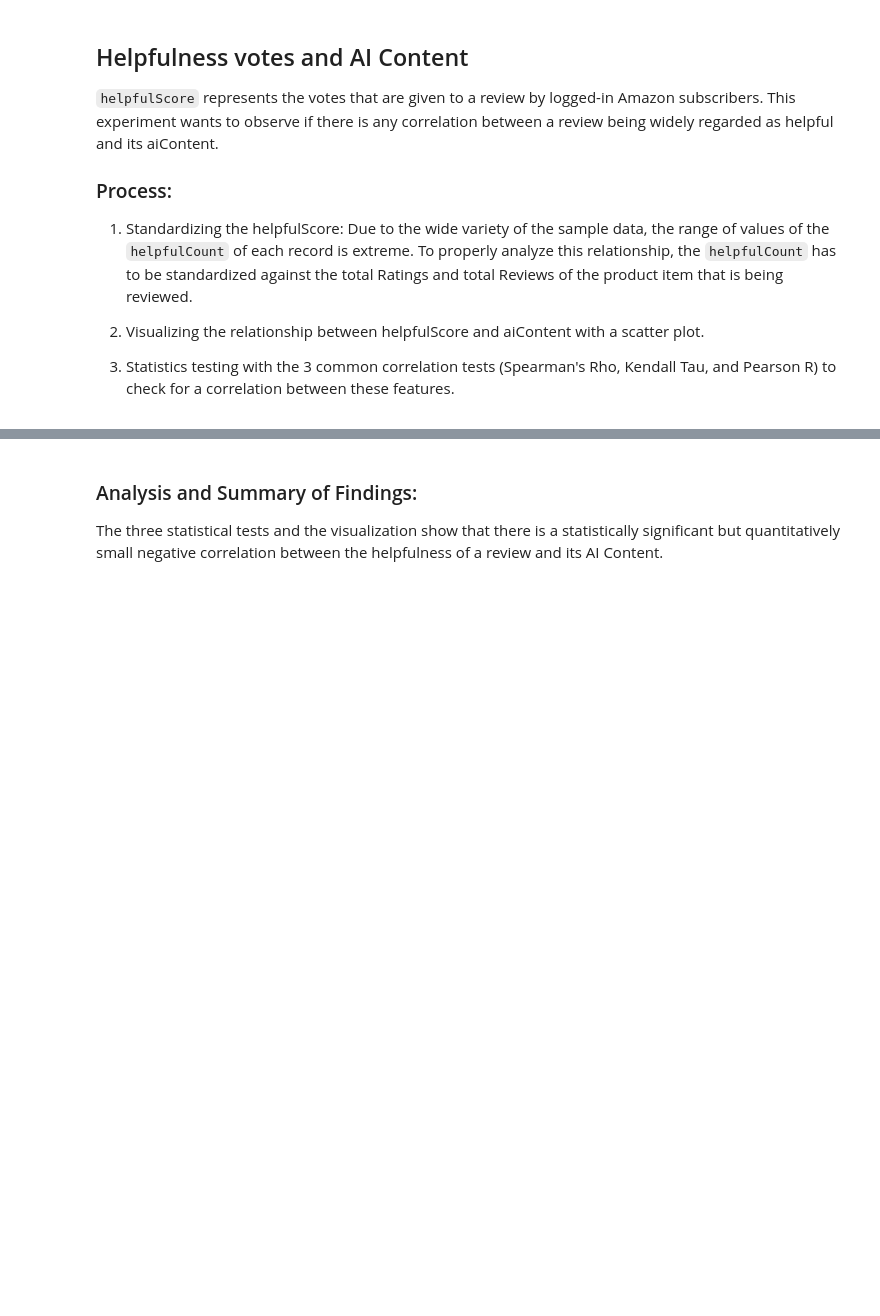
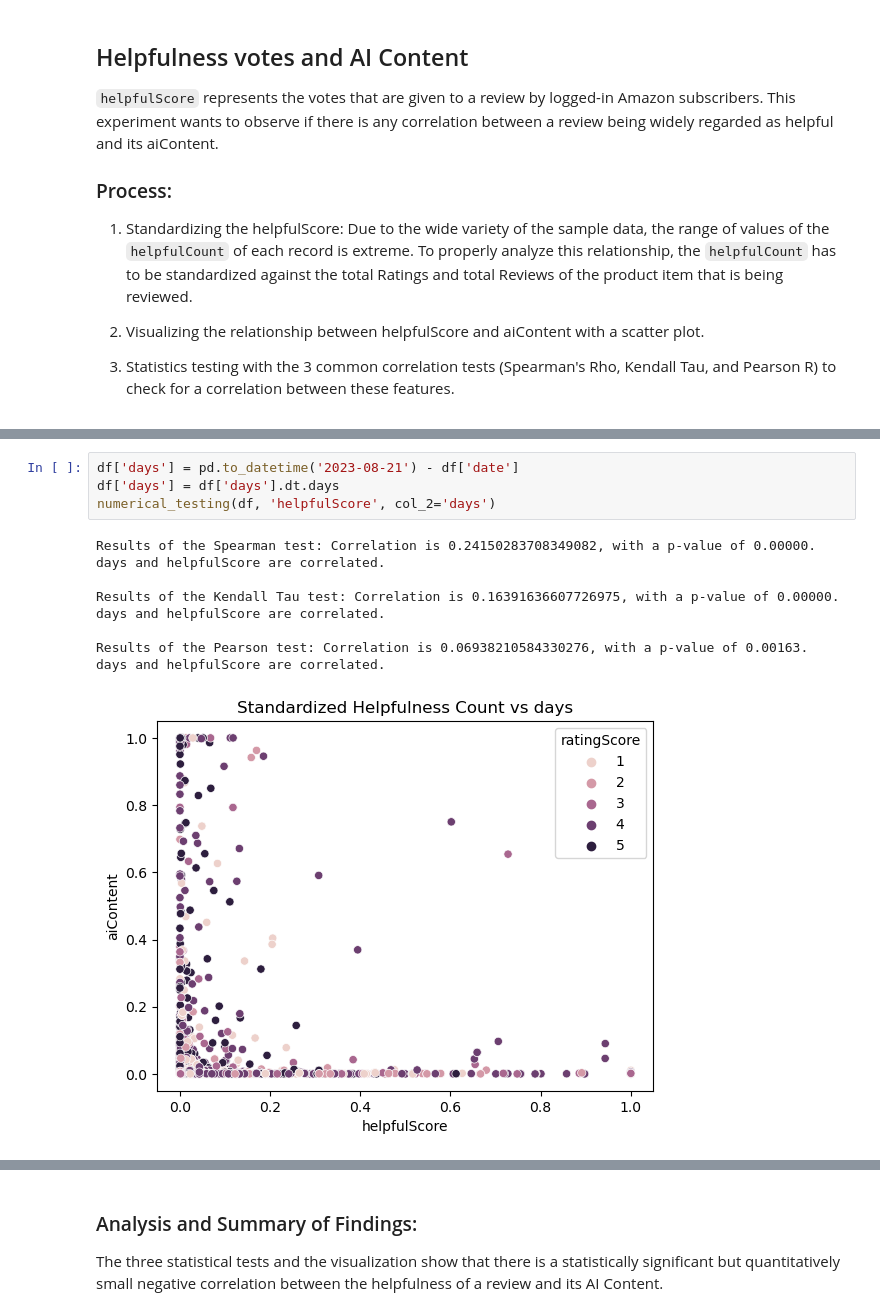
Before and after one commit to OriginalityAI/Amazon-reviews-study, a Jupyter notebook: Study - AI Content in Amazon Reviews.ipynb, the cells around one changed output, grey strips where cells are left out. Cells and saved outputs as stored; diff of their text form; blank space fills up the shorter version.

```diff
--- a/Study - AI Content in Amazon Reviews.ipynb
+++ b/Study - AI Content in Amazon Reviews.ipynb
@@ -141,0 +173,14 @@ AI_Content and helpfulScore are correlated.
+# %%
+df['days'] = pd.to_datetime('2023-08-21') - df['date']
+df['days'] = df['days'].dt.days
+numerical_testing(df, 'helpfulScore', col_2='days')
+# %% [output]
+Results of the Spearman test: Correlation is 0.24150283708349082, with a p-value of 0.00000.
+days and helpfulScore are correlated.
+
+Results of the Kendall Tau test: Correlation is 0.16391636607726975, with a p-value of 0.00000.
+days and helpfulScore are correlated.
+
+Results of the Pearson test: Correlation is 0.06938210584330276, with a p-value of 0.00163.
+days and helpfulScore are correlated.
+[figure, added]
```
Also changed, not shown: parts of 17 cells of this notebook, 3 other files.
